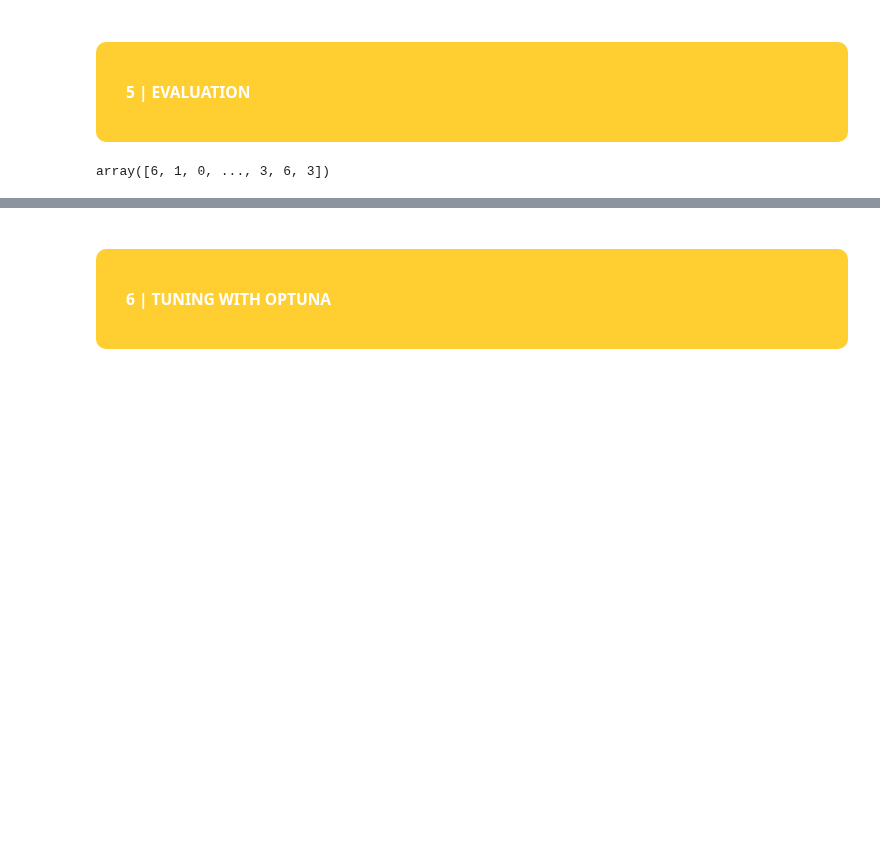
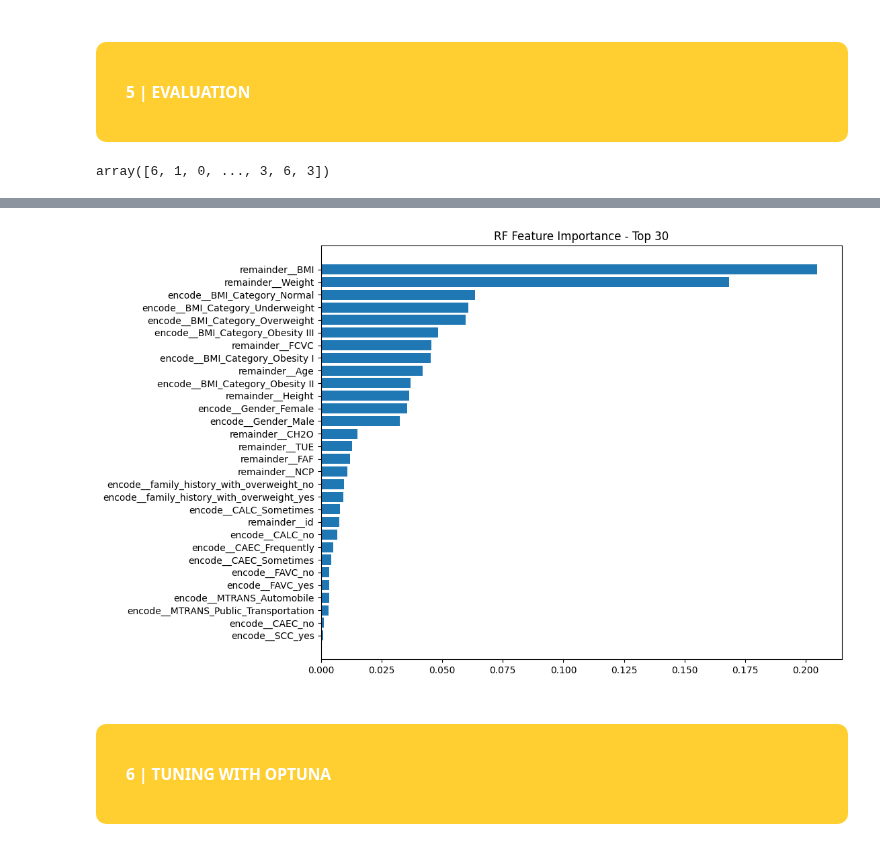
Before and after one commit to yYorky/yYorky, a Jupyter notebook: obesity-risk-xgboost-baseline.ipynb, the cells around one changed output, grey strips where cells are left out. Drawn from its saved outputs; the diff is of its cells as text; code cells hidden in the pictures; blank space fills up the shorter version.

Commit message:
Kaggle Notebook | Obesity Risk | XGBoost + RF Ensemble | Version 9

```diff
--- a/obesity-risk-xgboost-baseline.ipynb
+++ b/obesity-risk-xgboost-baseline.ipynb
@@ -310,3 +311,21 @@ Pipeline(steps=[('pipeline',
                                monotone_constraints=None, multi_strategy=None,
                                n_estimators=299, n_jobs=None,
                                num_parallel_tree=None, random_state=42, ...))])
+# %%
+# Define the parameters for RandomForestClassifier {'n_estimators': 733, 'max_depth': 15, 'min_samples_split': 4, 'min_samples_leaf': 4, 'max_features': 'sqrt'}
+rf_params_optuna = {'n_estimators': 733,
+                    'max_depth': 15,
+                    'min_samples_split': 4,
+                    'min_samples_leaf': 4,
+                    'max_features': 'sqrt'}
+# %%
+from sklearn.ensemble import RandomForestClassifier
+
+# Create a RandomForestClassifier
+RF_classifier = RandomForestClassifier(**rf_params_optuna)
+
+# Create a pipeline with preprocessing and the RandomForestClassifier
+RF_pipeline = make_pipeline(modelling_pipeline, RF_classifier)
+
+# Return the RandomForest pipeline
+RF_pipeline
@@ -385,3 +422,24 @@ plt.show()
+# %%
+RF_pipeline.fit(trainX, trainy_encoded)
+
+TOP = 30
+
+feature_importance = RF_classifier.feature_importances_
+
+# Get the feature names from 'train'
+feature_names = df_train.columns
+
+# Sort the feature importances and get the indices of the sorted array
+sorted_idx = np.argsort(feature_importance)
+
+# Plot only the top 'TOP' features
+fig = plt.figure(figsize=(10, 8))
+plt.barh(np.arange(len(sorted_idx))[-TOP:], feature_importance[sorted_idx][-TOP:], align='center')
+plt.yticks(np.arange(len(sorted_idx))[-TOP:], feature_names[sorted_idx][-TOP:])
+plt.title(f'RF Feature Importance - Top {TOP}')
+plt.show()
+# %% [output]
+[figure, added]
 # %% [markdown]
 # <div style="padding: 30px;color:white;margin:10;font-size:60%;text-align:left;display:fill;border-radius:10px;background-color:#FFFFFF;overflow:hidden;background-color:#FFCE30"><b><span style='color:#FFFFFF'>6 |</span></b> <b>TUNING WITH OPTUNA</b></div>
 # %%
```
Also changed, not shown: parts of 13 cells of this notebook.
